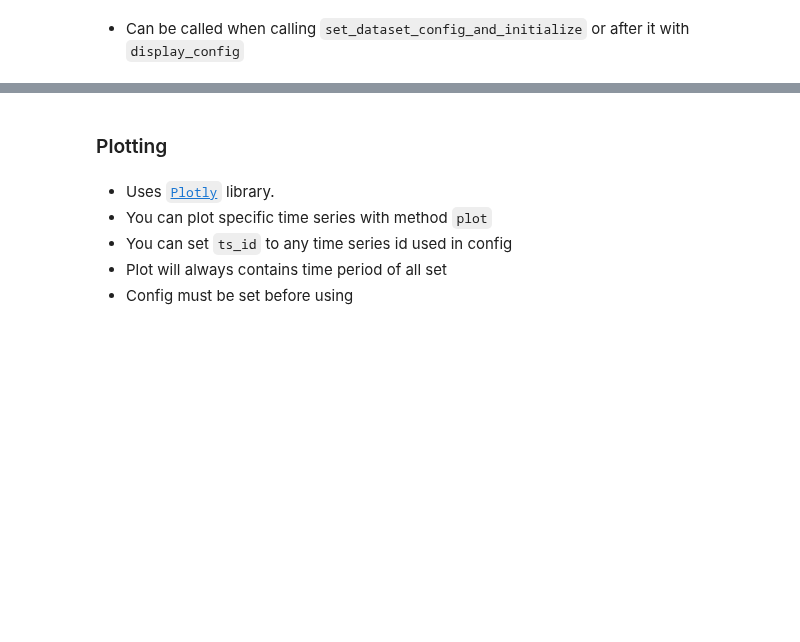
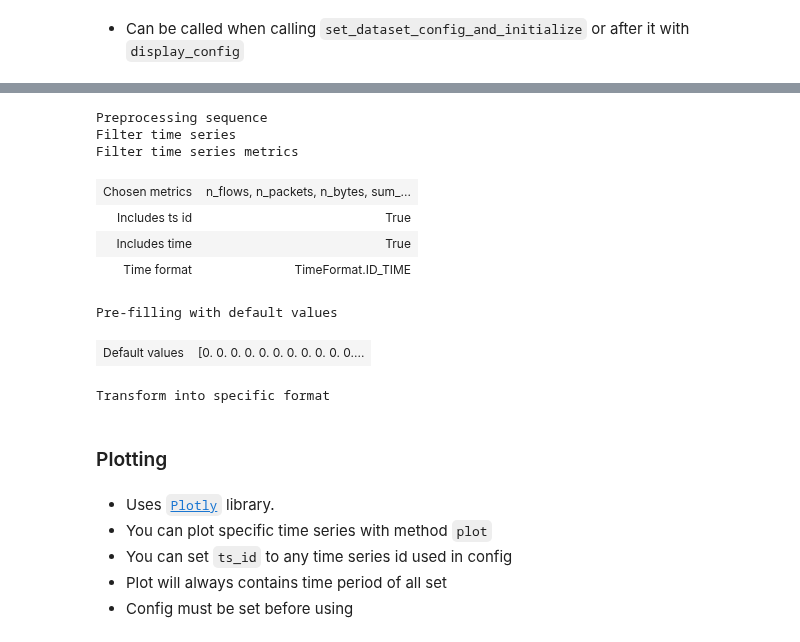
Before and after one commit to CESNET/cesnet-tszoo, a Jupyter notebook: tutorial_notebooks/utilities.ipynb, the cells around one changed output, grey strips where cells are left out. Cells and saved outputs as stored; diff of their text form; code cells hidden in the pictures; blank space fills up the shorter version.

Commit message:
Feat: Added summary to utilities notebook

```diff
--- a/tutorial_notebooks/utilities.ipynb
+++ b/tutorial_notebooks/utilities.ipynb
@@ -207,0 +216,5 @@ Config Details
+# %%
+time_based_dataset = CESNET_TimeSeries24.get_dataset(data_root="/some_directory/", source_type=SourceType.IP_ADDRESSES_SAMPLE, aggregation=AgreggationType.AGG_1_DAY, dataset_type=DatasetType.TIME_BASED)
+config = TimeBasedConfig(20)
+
+time_based_dataset.set_dataset_config_and_initialize(config, workers=0, display_config_details=False)
@@ -208,3 +228,16 @@ Config Details
+# %%
+time_based_dataset.summary()
+# %% [output]
+Preprocessing sequence
+Filter time series
+Filter time series metrics
+| Chosen metrics | n_flows, n_packets, n_bytes, sum_... |
+| Includes ts id | True |
+| Includes time | True |
+| Time format | TimeFormat.ID_TIME |
+Pre-filling with default values
+| Default values | [0. 0. 0. 0. 0. 0. 0. 0. 0. 0. 0.... |
+Transform into specific format
 # %% [markdown]
 ### Plotting
 # %% [markdown]
```
Also changed, not shown: parts of 14 cells of this notebook.
